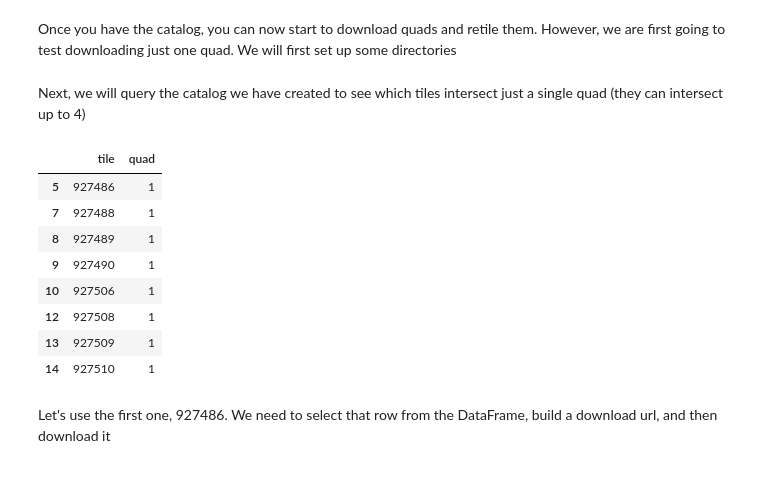
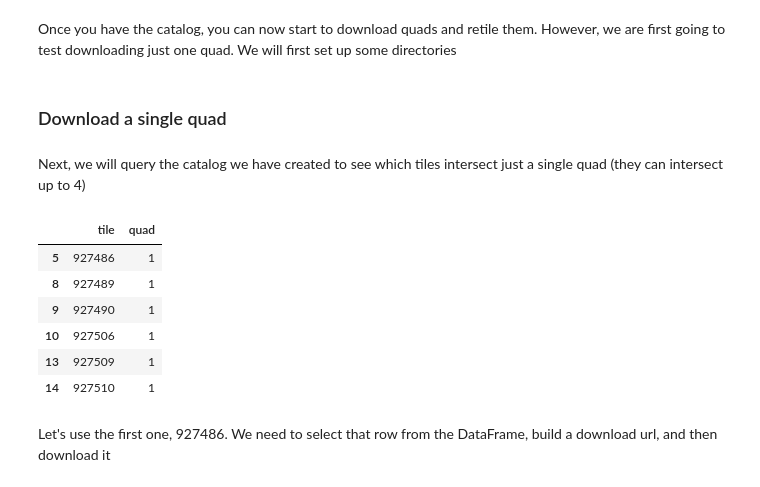
Before and after one commit to agroimpacts/nmeo, a Jupyter notebook: materials/code/notebooks/planet_downloader_retiler.ipynb, the cells around one changed output. Saved outputs shown, nothing was run; the diff lists cells and outputs as text; code cells hidden in the pictures.

```diff
--- a/materials/code/notebooks/planet_downloader_retiler.ipynb
+++ b/materials/code/notebooks/planet_downloader_retiler.ipynb
@@ -103,6 +110,8 @@ API_URL = 'https://api.planet.com/basemaps/v1/mosaics'
 
 # change the dest_path to the one you want
 proj_path = f"{root}/MyDrive/data/nmeo"  # main output path
+os.makedirs(proj_path, exist_ok=True)
+
 quad_dir = f"{proj_path}/quads"  # for downloaded NICFI quads
 tile_dir = f"{proj_path}/tiles"  # for output tiles
 temp_dir = f"{proj_path}/temp"   # temporary directory for intermediate outputs
@@ -114,7 +123,7 @@ dst_height = 2358
 nbands = 4
 dst_crs = 'EPSG:4326'
 
-tile_path = f"{proj_path}/inputs/malawi_tiles_full.geojson"
+tile_path = f"{proj_path}/inputs/malawi_tiles_buf179.geojson"
 # %% [markdown]
 ### Read in tile file and select sub-area
 
@@ -184,7 +200,7 @@ date = year_date("2021", "06")
 # %% [markdown]
 Then fetch the intersecting basemap quad grid.
 # %%
-pdl = PlanetDownloader()
+pdl = planet_downloader.PlanetDownloader()
 quads_gdf, quads_url = pdl.get_basemap_grid(
     PLANET_API_KEY, API_URL, dates=[date],
     bbox=tiles_aoi.dissolve().iloc[0]["geometry"].bounds
@@ -224,22 +241,23 @@ if not os.path.isdir(quad_dir):
     os.makedirs(quad_dir)
 if not os.path.isdir(temp_dir):
     os.makedirs(temp_dir)
+# %% [markdown]
+### Download a single quad
 # %% [markdown]
 Next, we will query the catalog we have created to see which tiles intersect just a single quad (they can intersect up to 4)
 # %%
-tiles_quads[["tile", "quad"]]\
+quad_counts = tiles_quads[["tile", "quad"]]\
     .groupby("tile")\
     .count()\
-    .reset_index()\
-    .query("quad==1")
+    .reset_index()
+
+quad_counts.query("quad==1")
 # %% [output]
 |  | tile | quad |
 | 5 | 927486 | 1 |
-| 7 | 927488 | 1 |
 | 8 | 927489 | 1 |
 | 9 | 927490 | 1 |
 | 10 | 927506 | 1 |
-| 12 | 927508 | 1 |
 | 13 | 927509 | 1 |
 | 14 | 927510 | 1 |
 # %% [markdown]
```
Also changed, not shown: parts of 34 cells of this notebook.
